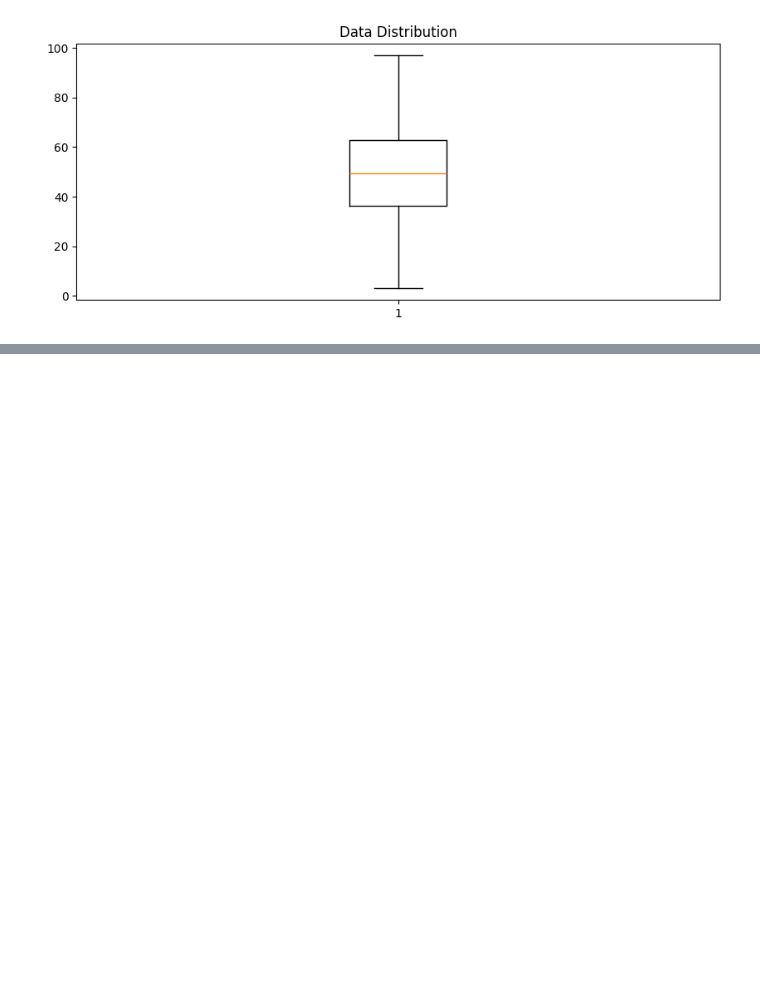
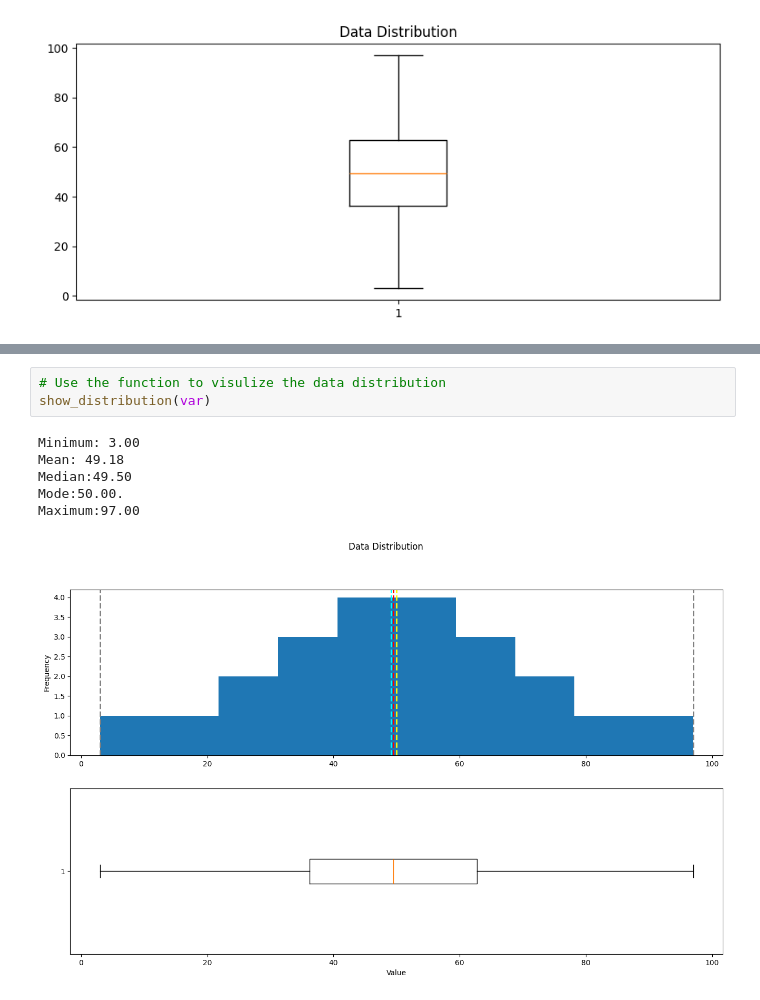
Before and after one commit to coder7475/ml-fundamentals, a Jupyter notebook: notebooks/1_data_exploration/data_exploration_with_python.ipynb, the cells around one changed output, grey strips where cells are left out. Cells and saved outputs as stored; diff of their text form; blank space fills up the shorter version.

Commit message:
feat: add detailed explanation and function for visualizing data distribution with histogram and box plot

```diff
--- a/notebooks/1_data_exploration/data_exploration_with_python.ipynb
+++ b/notebooks/1_data_exploration/data_exploration_with_python.ipynb
@@ -515,0 +561,10 @@ fig.show()
+# %%
+# Use the function to visulize the data distribution
+show_distribution(var)
+# %% [output]
+Minimum: 3.00
+Mean: 49.18
+Median:49.50
+Mode:50.00.
+Maximum:97.00
+[figure, added]
```
Also changed, not shown: parts of 2 cells of this notebook.
